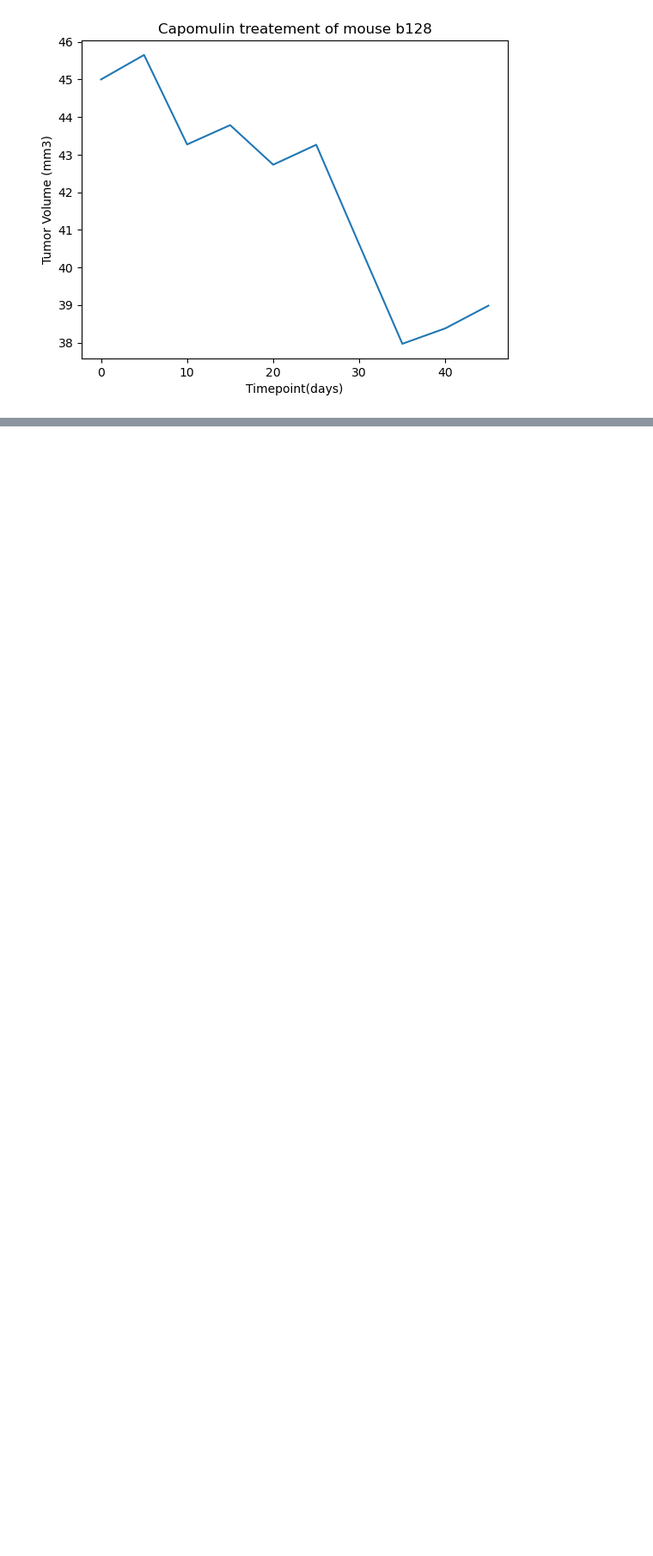
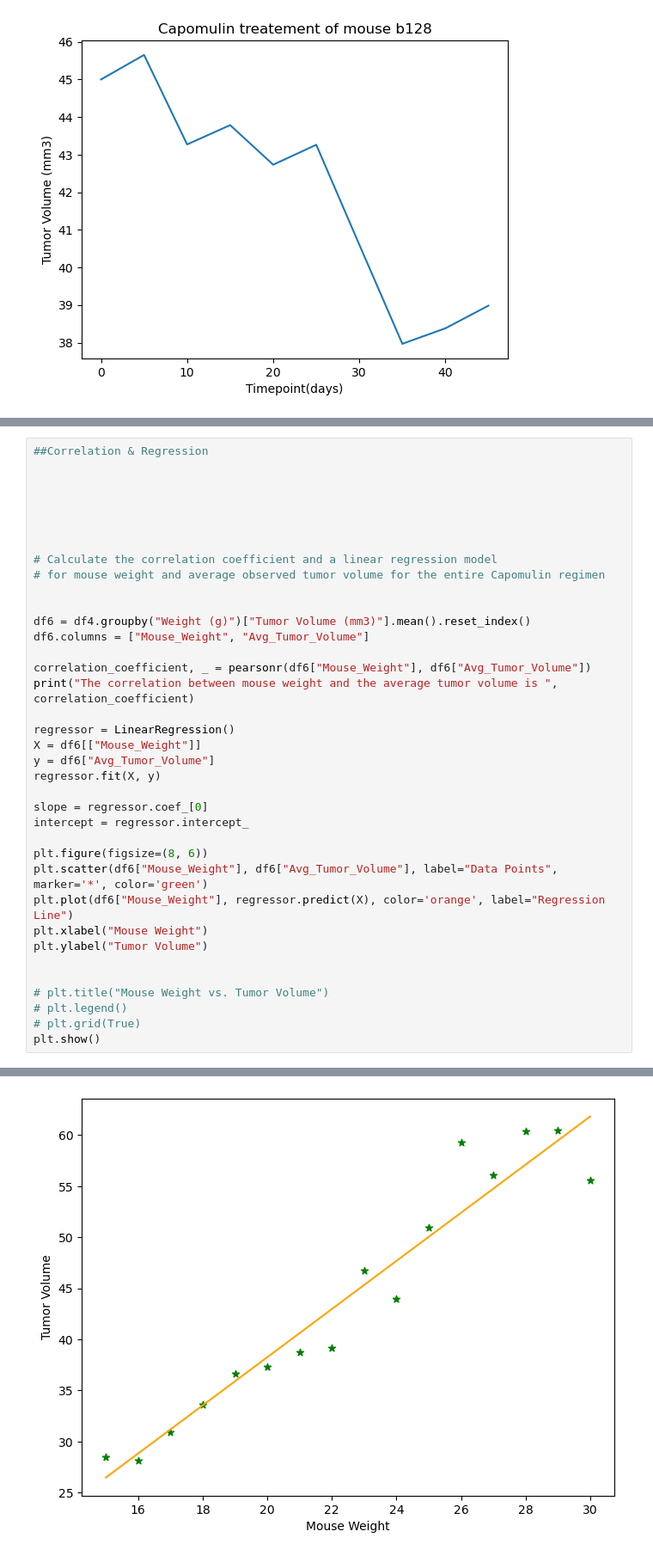
Before and after one commit to erikohuerta/pymaceuticals_challenge-5, a Jupyter notebook: pymaceuticals_starter.ipynb, the cells around one changed output, grey strips where cells are left out. Shown: that part at 86% size. Saved outputs shown, nothing was run; the diff lists cells and outputs as text; blank space fills up the shorter version.

```diff
--- a/pymaceuticals_starter.ipynb
+++ b/pymaceuticals_starter.ipynb
@@ -262,0 +276,38 @@ plt.show()
+# %%
+##Correlation & Regression
+
+
+
+
+
+
+# Calculate the correlation coefficient and a linear regression model
+# for mouse weight and average observed tumor volume for the entire Capomulin regimen
+
+
+df6 = df4.groupby("Weight (g)")["Tumor Volume (mm3)"].mean().reset_index()
+df6.columns = ["Mouse_Weight", "Avg_Tumor_Volume"]
+
+correlation_coefficient, _ = pearsonr(df6["Mouse_Weight"], df6["Avg_Tumor_Volume"])
+print("The correlation between mouse weight and the average tumor volume is ", correlation_coefficient)
+
+regressor = LinearRegression()
+X = df6[["Mouse_Weight"]]
+y = df6["Avg_Tumor_Volume"]
+regressor.fit(X, y)
+
+slope = regressor.coef_[0]
+intercept = regressor.intercept_
+
+plt.figure(figsize=(8, 6))
+plt.scatter(df6["Mouse_Weight"], df6["Avg_Tumor_Volume"], label="Data Points", marker='*', color='green')
+plt.plot(df6["Mouse_Weight"], regressor.predict(X), color='orange', label="Regression Line")
+plt.xlabel("Mouse Weight")
+plt.ylabel("Tumor Volume")
+
+
+# plt.title("Mouse Weight vs. Tumor Volume")
+# plt.legend()
+# plt.grid(True)
+plt.show()
+# %% [output]
@@ -262,0 +315 @@ plt.show()
+[figure, added]
```
Also changed, not shown: parts of 2 cells of this notebook.
